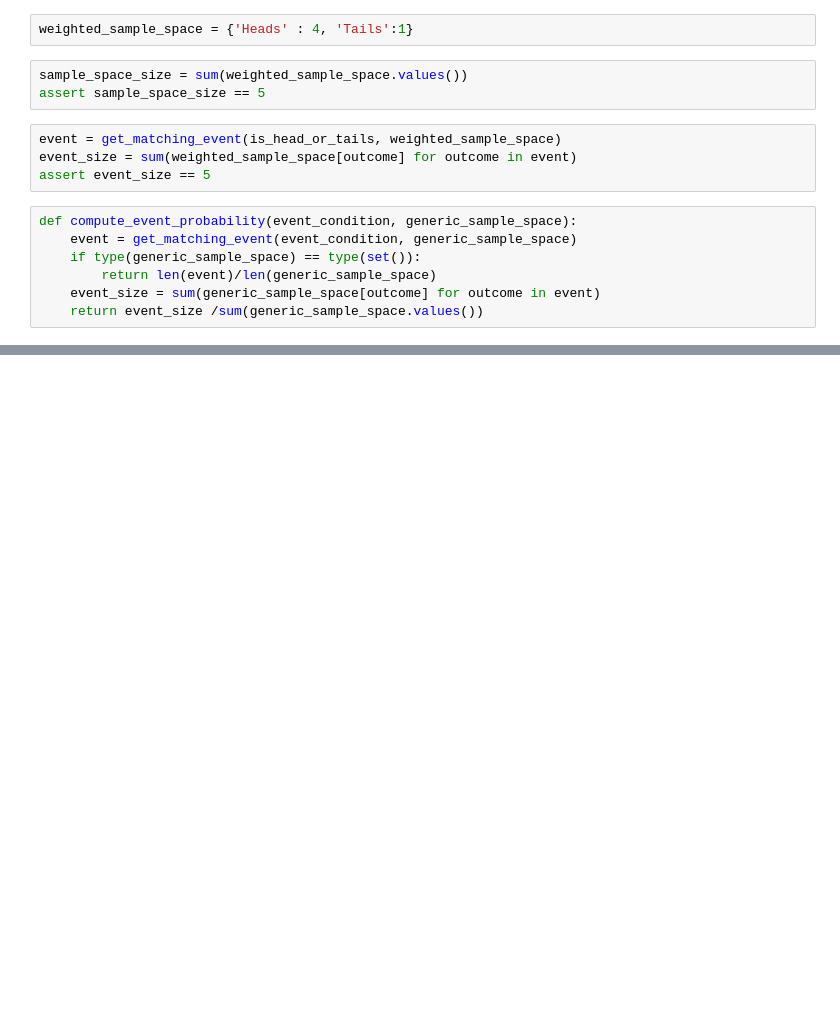
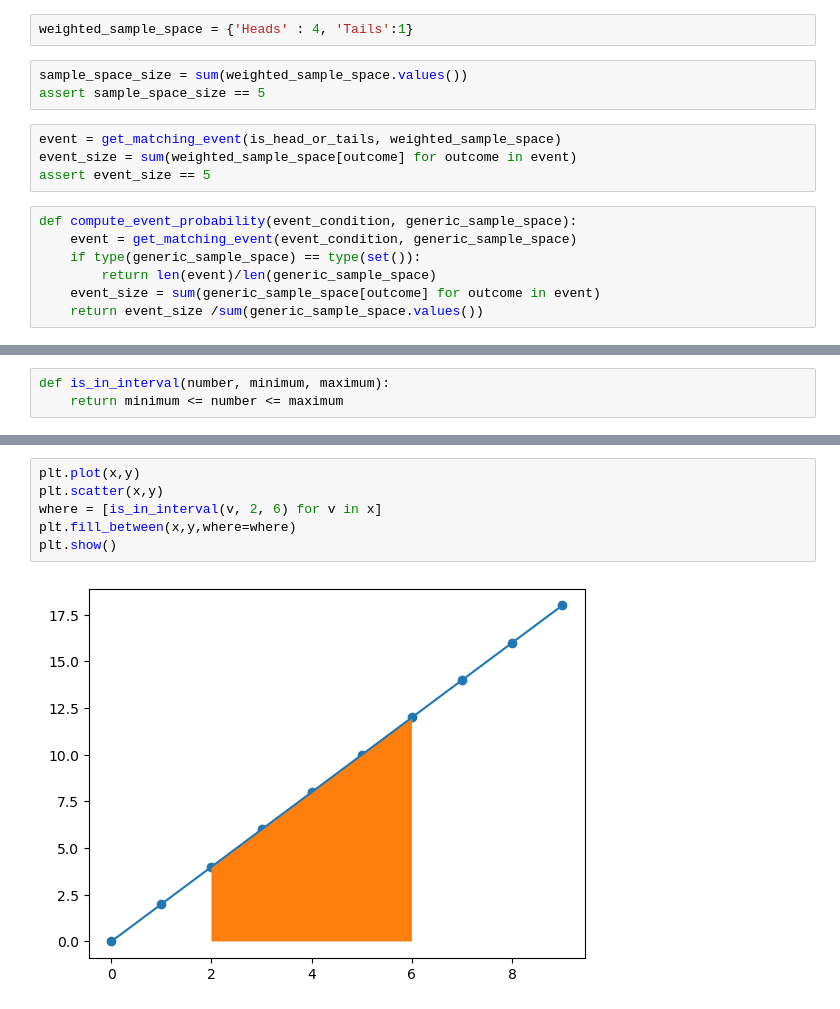
Before and after one commit to mnuman/data-science-bookcamp, a Jupyter notebook: Case Study 1.ipynb, the cells around one changed output, grey strips where cells are left out. Cells and saved outputs as stored; diff of their text form; blank space fills up the shorter version.

```diff
--- a/Case Study 1.ipynb
+++ b/Case Study 1.ipynb
@@ -93,0 +175,3 @@ Probability of event arising from 'is_heads' is 0.8
+# %%
+def is_in_interval(number, minimum, maximum):
+    return minimum <= number <= maximum
@@ -93,0 +225,8 @@ Probability of event arising from 'is_heads' is 0.8
+# %%
+plt.plot(x,y)
+plt.scatter(x,y)
+where = [is_in_interval(v, 2, 6) for v in x]
+plt.fill_between(x,y,where=where)
+plt.show()
+# %% [output]
+[figure, added]
```
Also changed, not shown: parts of 73 cells of this notebook, 1 other file.
